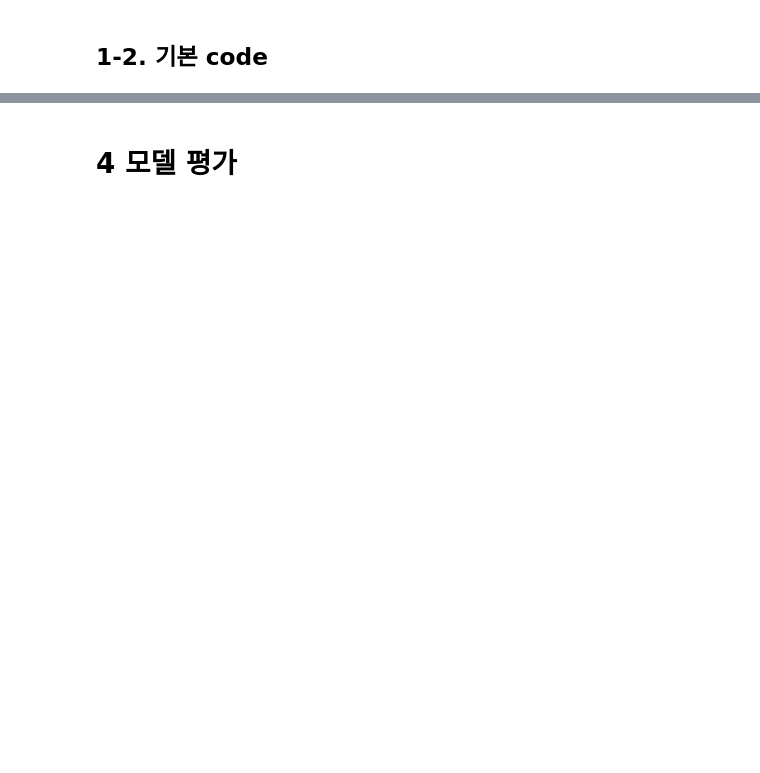
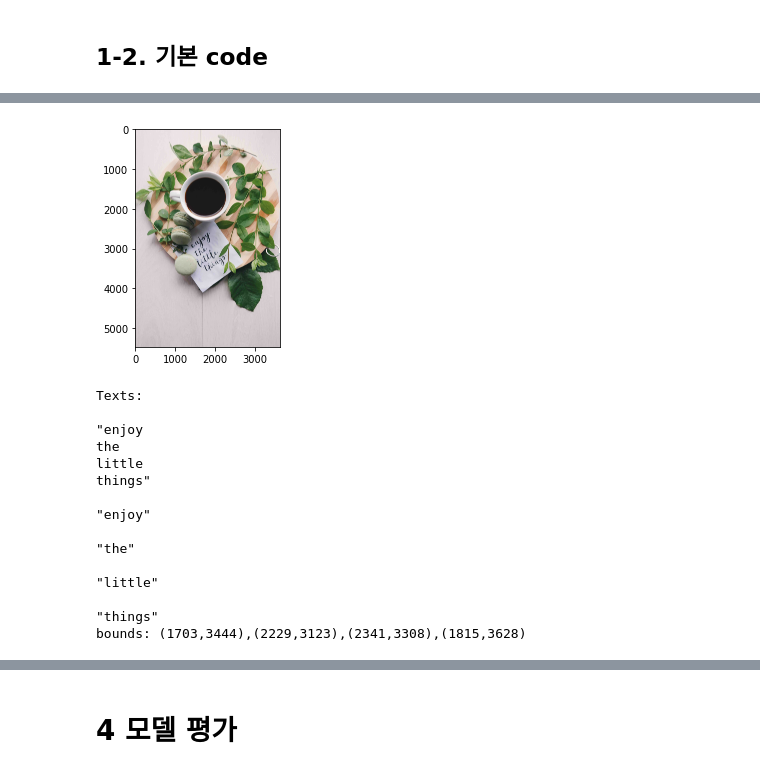
Before and after one commit to twelvesense/first-repository, a Jupyter notebook: ExplNode12.ipynb, the cells around one changed output, grey strips where cells are left out. Drawn from its saved outputs; the diff is of its cells as text; code cells hidden in the pictures; blank space fills up the shorter version.

```diff
--- a/ExplNode12.ipynb
+++ b/ExplNode12.ipynb
@@ -716,0 +243,23 @@ Epoch 20/20
+# %%
+# 03 사진 예측
+i = 2
+plt.imshow(images[i])
+plt.show()
+detect_text(image_locs[i])
+# %% [output]
+[figure, added]
+Texts:
+
+"enjoy
+the
+little
+things"
+
+"enjoy"
+
+"the"
+
+"little"
+
+"things"
+bounds: (1703,3444),(2229,3123),(2341,3308),(1815,3628)
```
Also changed, not shown: parts of 84 cells of this notebook.
